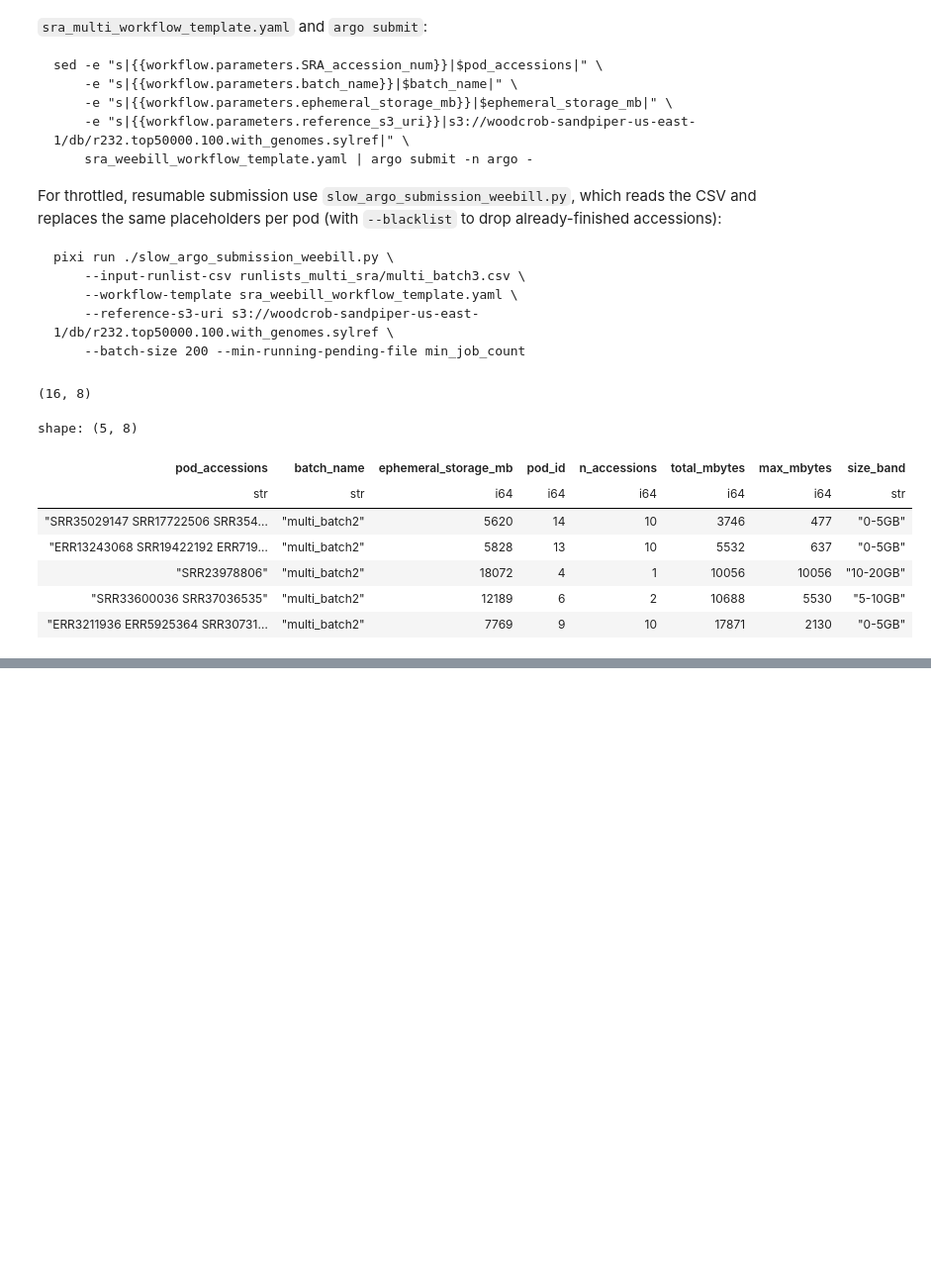
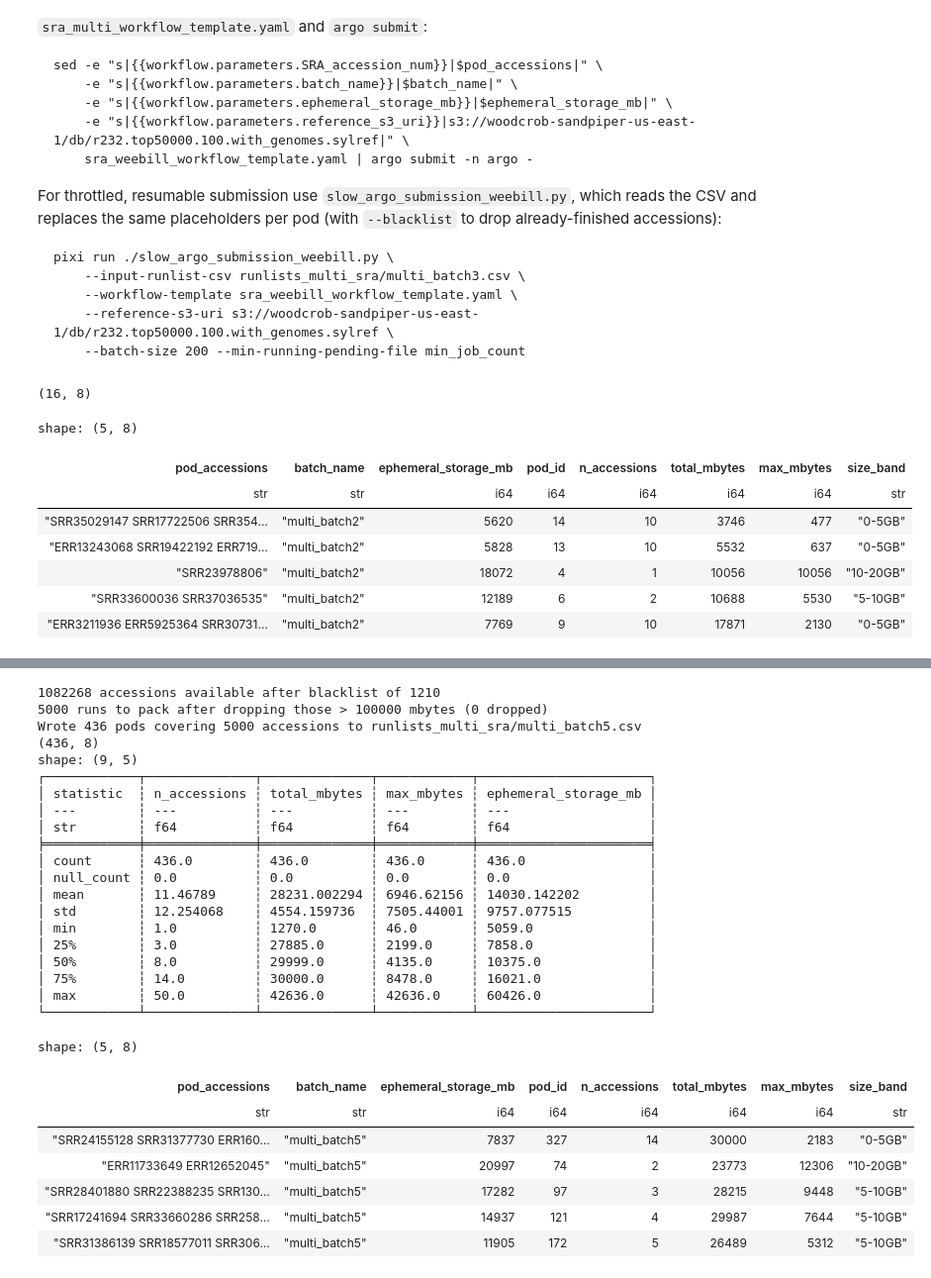
Before and after one commit to wwood/singlem-sra-processing, a Jupyter notebook: cloud/argo/sra_weebill_batch_creation.ipynb, the cells around one changed output, grey strips where cells are left out. Shown at 99% size. Cells and saved outputs as stored; diff of their text form; code cells hidden in the pictures; blank space fills up the shorter version.

```diff
--- a/cloud/argo/sra_weebill_batch_creation.ipynb
+++ b/cloud/argo/sra_weebill_batch_creation.ipynb
@@ -483,0 +481,45 @@ accessions):
+# %%
+# Another 5000 candidates, excluding every accession already in batches 1-4
+processed_accs_5 = batch1['pod_accessions'].str.split(' ').explode().unique().to_list() + \
+                   batch2['pod_accessions'].str.split(' ').explode().unique().to_list() + \
+                   batch3['pod_accessions'].str.split(' ').explode().unique().to_list() + \
+                   batch4['pod_accessions'].str.split(' ').explode().unique().to_list()
+batch5 = generate_and_write_batch(
+    batch_name='multi_batch5',
+    to_process=to_process,
+    blacklist_accs=processed_accs_5,
+    num_acc_to_select=5000,
+    making_batch=True,
+)
+print(batch5.shape)
+print(batch5.select('n_accessions', 'total_mbytes', 'max_mbytes', 'ephemeral_storage_mb').describe())
+batch5.head()
+# %% [output]
+1082268 accessions available after blacklist of 1210
+5000 runs to pack after dropping those > 100000 mbytes (0 dropped)
+Wrote 436 pods covering 5000 accessions to runlists_multi_sra/multi_batch5.csv
+(436, 8)
+shape: (9, 5)
+┌────────────┬──────────────┬──────────────┬────────────┬──────────────────────┐
+│ statistic  ┆ n_accessions ┆ total_mbytes ┆ max_mbytes ┆ ephemeral_storage_mb │
+│ ---        ┆ ---          ┆ ---          ┆ ---        ┆ ---                  │
+│ str        ┆ f64          ┆ f64          ┆ f64        ┆ f64                  │
+╞════════════╪══════════════╪══════════════╪════════════╪══════════════════════╡
+│ count      ┆ 436.0        ┆ 436.0        ┆ 436.0      ┆ 436.0                │
+│ null_count ┆ 0.0          ┆ 0.0          ┆ 0.0        ┆ 0.0                  │
+│ mean       ┆ 11.46789     ┆ 28231.002294 ┆ 6946.62156 ┆ 14030.142202         │
+│ std        ┆ 12.254068    ┆ 4554.159736  ┆ 7505.44001 ┆ 9757.077515          │
+│ min        ┆ 1.0          ┆ 1270.0       ┆ 46.0       ┆ 5059.0               │
+│ 25%        ┆ 3.0          ┆ 27885.0      ┆ 2199.0     ┆ 7858.0               │
+│ 50%        ┆ 8.0          ┆ 29999.0      ┆ 4135.0     ┆ 10375.0              │
+│ 75%        ┆ 14.0         ┆ 30000.0      ┆ 8478.0     ┆ 16021.0              │
+│ max        ┆ 50.0         ┆ 42636.0      ┆ 42636.0    ┆ 60426.0              │
+└────────────┴──────────────┴──────────────┴────────────┴──────────────────────┘
+shape: (5, 8)
+| pod_accessions | batch_name | ephemeral_storage_mb | pod_id | n_accessions | total_mbytes | max_mbytes | size_band |
+| str | str | i64 | i64 | i64 | i64 | i64 | str |
+| "SRR24155128 SRR31377730 ERR160… | "multi_batch5" | 7837 | 327 | 14 | 30000 | 2183 | "0-5GB" |
+| "ERR11733649 ERR12652045" | "multi_batch5" | 20997 | 74 | 2 | 23773 | 12306 | "10-20GB" |
+| "SRR28401880 SRR22388235 SRR130… | "multi_batch5" | 17282 | 97 | 3 | 28215 | 9448 | "5-10GB" |
+| "SRR17241694 SRR33660286 SRR258… | "multi_batch5" | 14937 | 121 | 4 | 29987 | 7644 | "5-10GB" |
+| "SRR31386139 SRR18577011 SRR306… | "multi_batch5" | 11905 | 172 | 5 | 26489 | 5312 | "5-10GB" |
```
Also changed, not shown: parts of 6 cells of this notebook, 2 other files.
